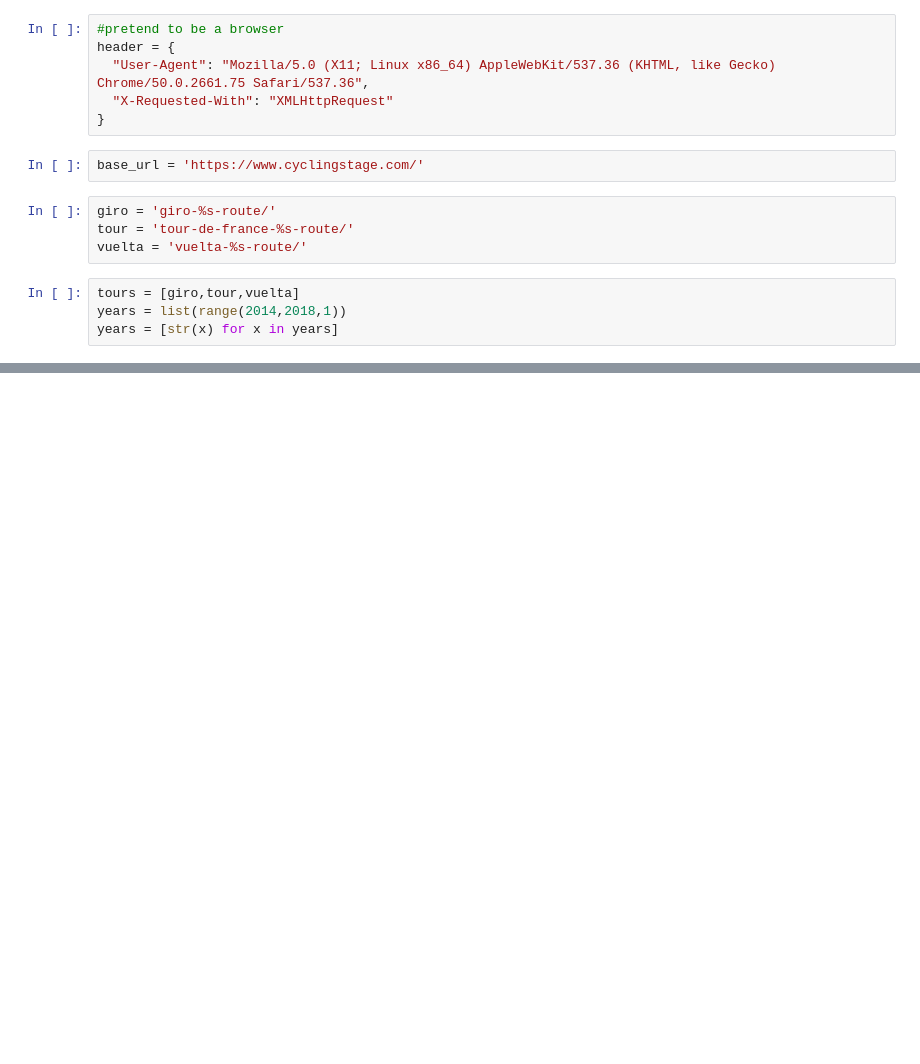
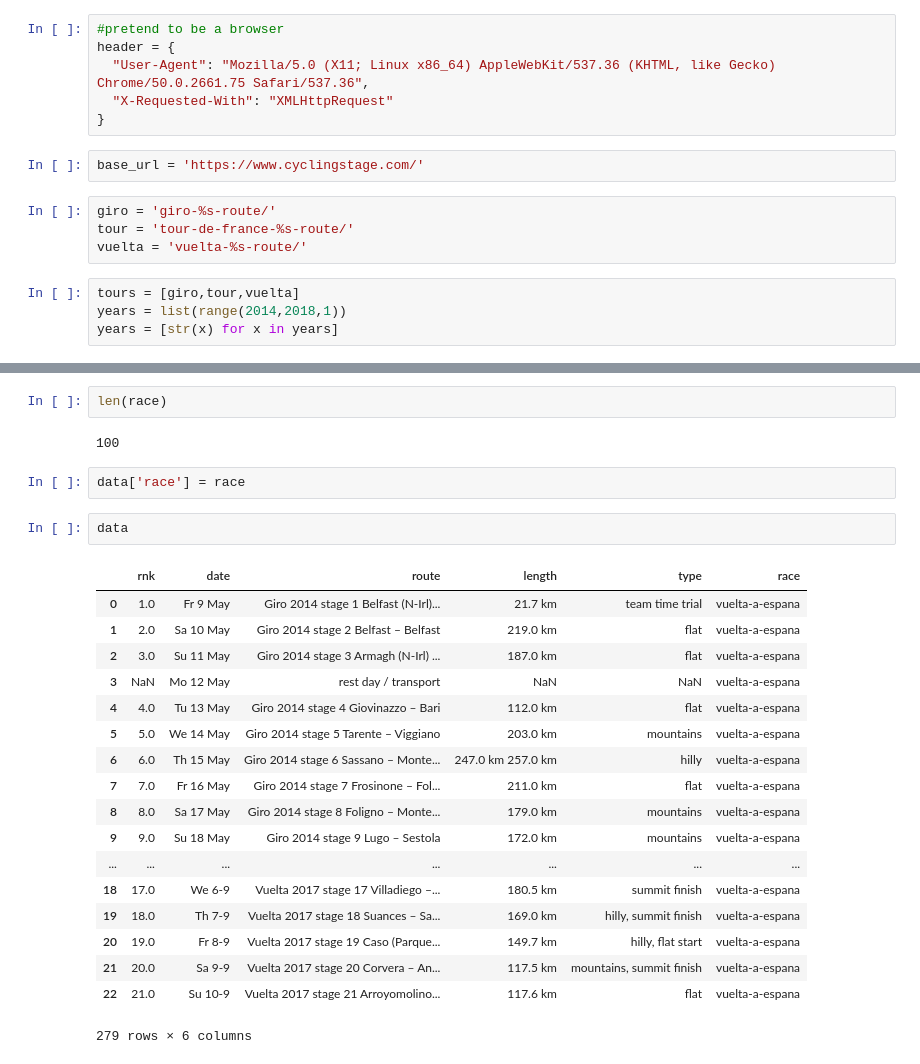
Before and after one commit to HDaniels1991/cycling_predictions, a Jupyter notebook: cyclingstage_stage_details.ipynb, the cells around one changed output, grey strips where cells are left out. Saved outputs shown, nothing was run; the diff lists cells and outputs as text; blank space fills up the shorter version.

```diff
--- a/cyclingstage_stage_details.ipynb
+++ b/cyclingstage_stage_details.ipynb
@@ -61,0 +82,27 @@ Name: route, Length: 279, dtype: object
+# %%
+len(race)
+# %% [output]
+100
+# %%
+data['race'] = race
+# %%
+data
+# %% [output]
+|  | rnk | date | route | length | type | race |
+| 0 | 1.0 | Fr 9 May | Giro 2014 stage 1 Belfast (N-Irl)... | 21.7 km | team time trial | vuelta-a-espana |
+| 1 | 2.0 | Sa 10 May | Giro 2014 stage 2 Belfast – Belfast | 219.0 km | flat | vuelta-a-espana |
+| 2 | 3.0 | Su 11 May | Giro 2014 stage 3 Armagh (N-Irl) ... | 187.0 km | flat | vuelta-a-espana |
+| 3 | NaN | Mo 12 May | rest day / transport | NaN | NaN | vuelta-a-espana |
+| 4 | 4.0 | Tu 13 May | Giro 2014 stage 4 Giovinazzo – Bari | 112.0 km | flat | vuelta-a-espana |
+| 5 | 5.0 | We 14 May | Giro 2014 stage 5 Tarente – Viggiano | 203.0 km | mountains | vuelta-a-espana |
+| 6 | 6.0 | Th 15 May | Giro 2014 stage 6 Sassano – Monte... | 247.0 km 257.0 km | hilly | vuelta-a-espana |
+| 7 | 7.0 | Fr 16 May | Giro 2014 stage 7 Frosinone – Fol... | 211.0 km | flat | vuelta-a-espana |
+| 8 | 8.0 | Sa 17 May | Giro 2014 stage 8 Foligno – Monte... | 179.0 km | mountains | vuelta-a-espana |
+| 9 | 9.0 | Su 18 May | Giro 2014 stage 9 Lugo – Sestola | 172.0 km | mountains | vuelta-a-espana |
+| ... | ... | ... | ... | ... | ... | ... |
+| 18 | 17.0 | We 6-9 | Vuelta 2017 stage 17 Villadiego –... | 180.5 km | summit finish | vuelta-a-espana |
+| 19 | 18.0 | Th 7-9 | Vuelta 2017 stage 18 Suances – Sa... | 169.0 km | hilly, summit finish | vuelta-a-espana |
+| 20 | 19.0 | Fr 8-9 | Vuelta 2017 stage 19 Caso (Parque... | 149.7 km | hilly, flat start | vuelta-a-espana |
+| 21 | 20.0 | Sa 9-9 | Vuelta 2017 stage 20 Corvera – An... | 117.5 km | mountains, summit finish | vuelta-a-espana |
+| 22 | 21.0 | Su 10-9 | Vuelta 2017 stage 21 Arroyomolino... | 117.6 km | flat | vuelta-a-espana |
+279 rows × 6 columns
```
Also changed, not shown: parts of 5 cells of this notebook.
